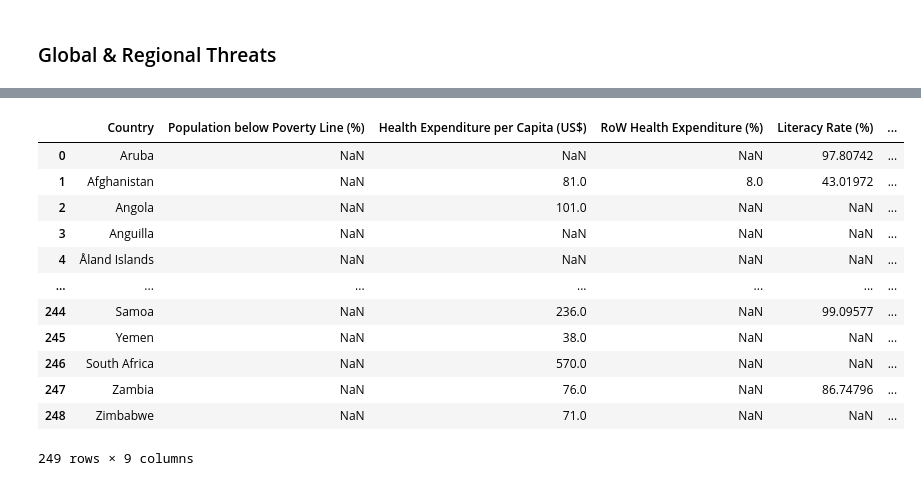
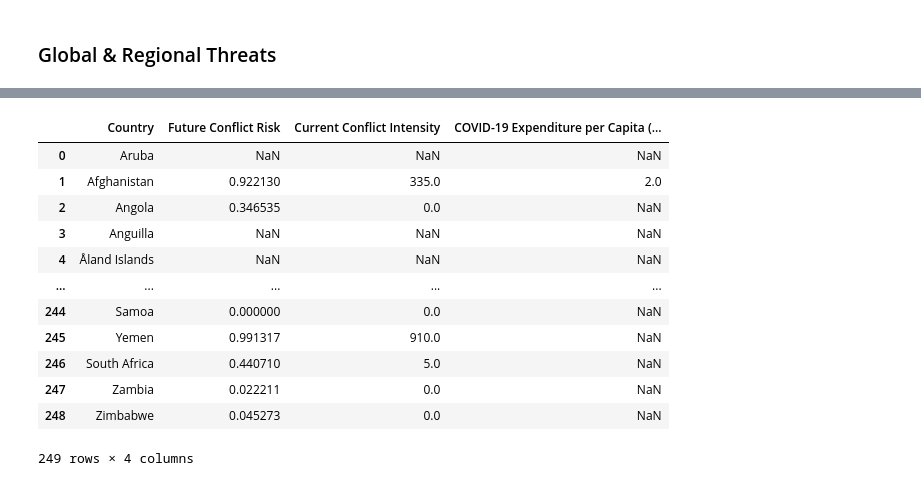
Before and after one commit to arth3mis/global-societal-endangerment-index, a Jupyter notebook: 2.1_data_preprocessing.ipynb, the cells around one changed output, grey strips where cells are left out. Drawn from its saved outputs; the diff is of its cells as text; code cells hidden in the pictures.

Commit message:
Add and preprocess economic & threat datasets

```diff
--- a/2.1_data_preprocessing.ipynb
+++ b/2.1_data_preprocessing.ipynb
@@ -44,7 +44,7 @@ def lookup_country(country_name: str, fuzzy_threshold=80):
     elif 'Korea' in country_name and 'DPR' in country_name:
         print(f"Using special case for '{country_name}' -> 'Korea, Democratic People's Republic of'")
         return "Korea, Democratic People's Republic of"
-    elif 'Congo' in country_name and 'dem' in country_name.casefold():
+    elif 'Congo' in country_name and ('dem' in country_name.casefold() or 'DR' in country_name):
         print(f"Using special case for '{country_name}' -> 'Congo, Democratic Republic of the'")
         return 'Congo, Democratic Republic of the'
 
@@ -520,3 +647,18 @@ eco_data = pd.DataFrame(all_countries(), columns=['Country'])
 ### Global & Regional Threats
 # %%
 threat_data = pd.DataFrame(all_countries(), columns=['Country'])
+# %%
+# Geopolitical Tensions
+
+# INDICATORS:
+# Projected Conflict Probability
+# Current Conflict Intensity
+
+conflict = pd.read_csv("data/Conflict_Risk_and_Intensity_2024.csv")
+# standardise country names
+conflict['Country'] = standardise_countries(conflict['Country'], fuzzy_threshold=80)
+# rename columns
+indicator_cols = ['Future Conflict Risk', 'Current Conflict Intensity']
+conflict.columns = ['Country'] + indicator_cols
+# merge
+threat_data = merge(threat_data, conflict, indicator_cols)
@@ -522,0 +674,12 @@ threat_data = pd.DataFrame(all_countries(), columns=['Country'])
+# %%
+# Pandemic Preparedness
+
+# INDICATORS:
+# Expenditure on COVID-19 per Capita in US$
+
+disease = who_ghe[['Countries', '2021_Expenditure on COVID-19 per Capita in US$']]
+# rename columns
+indicator_cols = ['COVID-19 Expenditure per Capita (US$)']
+disease.columns = ['Country'] + indicator_cols
+# merge
+threat_data = merge(threat_data, disease, indicator_cols)
@@ -523,18 +722,20 @@ threat_data = pd.DataFrame(all_countries(), columns=['Country'])
 # %%
 # env_data
 # pol_data
-soc_data
+# soc_data
+# eco_data
+threat_data
 # %% [output]
-|  | Country | Population below Poverty Line (%) | Health Expenditure per Capita (US$) | RoW Health Expenditure (%) | Literacy Rate (%) | ... |
-| 0 | Aruba | NaN | NaN | NaN | 97.80742 | ... |
-| 1 | Afghanistan | NaN | 81.0 | 8.0 | 43.01972 | ... |
-| 2 | Angola | NaN | 101.0 | NaN | NaN | ... |
-| 3 | Anguilla | NaN | NaN | NaN | NaN | ... |
-| 4 | Åland Islands | NaN | NaN | NaN | NaN | ... |
-| ... | ... | ... | ... | ... | ... | ... |
-| 244 | Samoa | NaN | 236.0 | NaN | 99.09577 | ... |
-| 245 | Yemen | NaN | 38.0 | NaN | NaN | ... |
-| 246 | South Africa | NaN | 570.0 | NaN | NaN | ... |
-| 247 | Zambia | NaN | 76.0 | NaN | 86.74796 | ... |
-| 248 | Zimbabwe | NaN | 71.0 | NaN | NaN | ... |
+|  | Country | Future Conflict Risk | Current Conflict Intensity | COVID-19 Expenditure per Capita (... |
+| 0 | Aruba | NaN | NaN | NaN |
+| 1 | Afghanistan | 0.922130 | 335.0 | 2.0 |
+| 2 | Angola | 0.346535 | 0.0 | NaN |
+| 3 | Anguilla | NaN | NaN | NaN |
+| 4 | Åland Islands | NaN | NaN | NaN |
+| ... | ... | ... | ... | ... |
+| 244 | Samoa | 0.000000 | 0.0 | NaN |
+| 245 | Yemen | 0.991317 | 910.0 | NaN |
+| 246 | South Africa | 0.440710 | 5.0 | NaN |
+| 247 | Zambia | 0.022211 | 0.0 | NaN |
+| 248 | Zimbabwe | 0.045273 | 0.0 | NaN |
-249 rows × 9 columns
+249 rows × 4 columns
```
Also changed, not shown: parts of 9 cells of this notebook, 3 other files.
